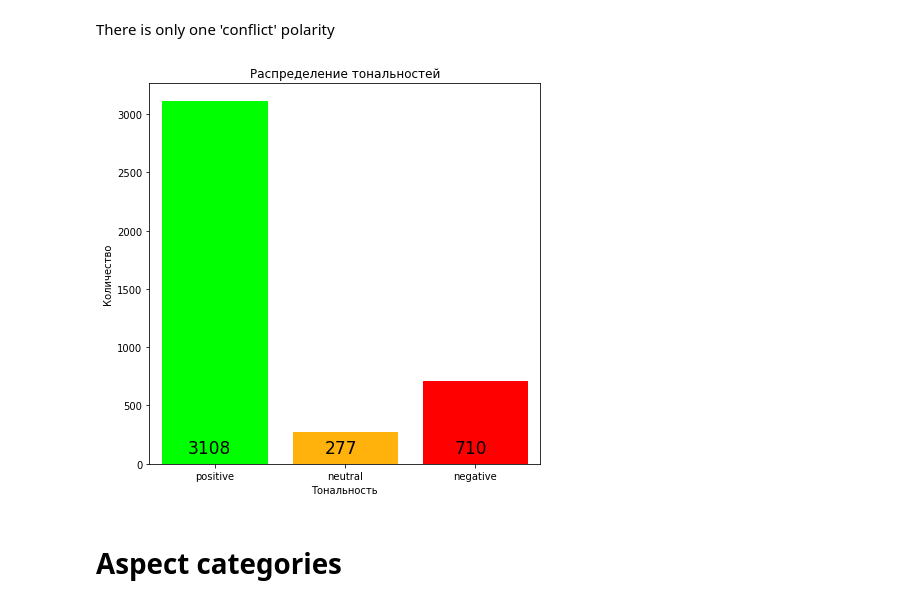
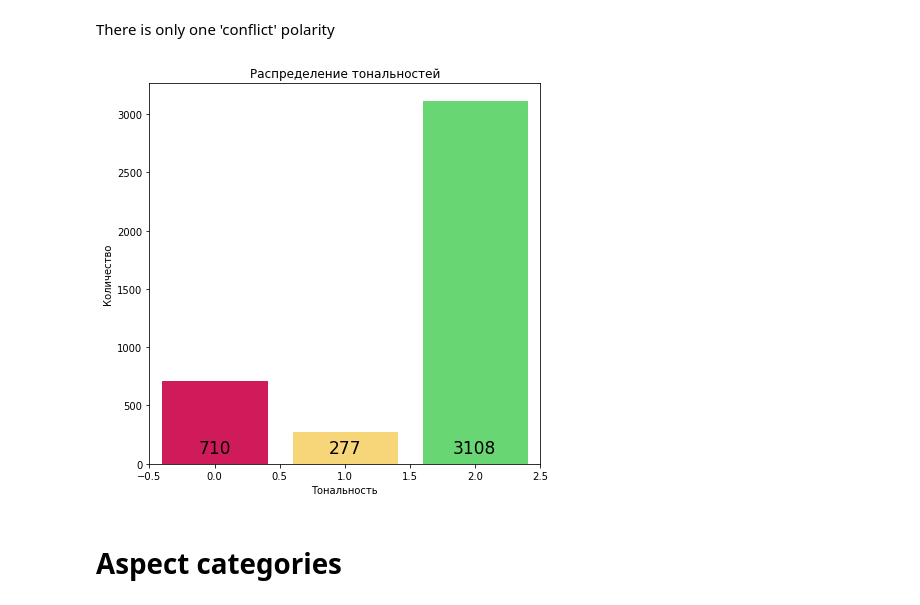
Before and after one commit to DavydovDmitry/absa, a Jupyter notebook: analysis/explore dataset.ipynb, the cells around one changed output. Cells and saved outputs as stored; diff of their text form; code cells hidden in the pictures.

Commit message:
polarity classifier, distribution

```diff
--- a/analysis/explore dataset.ipynb
+++ b/analysis/explore dataset.ipynb
@@ -59,30 +60,33 @@ There is only one 'conflict' polarity
 # %%
 polarity_count = Counter()
 
 for sentence in sentences:
     for target in sentence.targets:
         polarity_count.update([target.polarity])
 
-labels = [x for x in polarity_count.values()]
+xy = [(x.value, y) for x, y in sorted(polarity_count.items(), key=lambda item: item[0].value)]
+x = [i[0] for i in xy]
+y = [j[1] for j in xy]
+
 fig, ax = plt.subplots(nrows=1, ncols=1, figsize=(7, 7))
-#ax.grid('on', zorder=0)
-bar_plot = ax.bar(polarity_count.keys(), polarity_count.values(), color='#0000ff', zorder=5)
-bar_plot[0].set_color('#00ff00')
-bar_plot[1].set_color('#FFB10C')
-bar_plot[2].set_color('#ff0000')
+bar_plot = ax.bar(x, y, color='#0000ff', zorder=5)
+bar_plot[Polarity.positive.value].set_color('#67D673')
+bar_plot[Polarity.neutral.value].set_color('#F7D579')
+bar_plot[Polarity.negative.value].set_color('#CF1B5A')
 plt.xlim(left=-0.5, right=2.5)
-for i, v in enumerate(labels):
-    ax.text(x=i-0.05*len(str(labels[i]))-0.005,
+for i, v in xy:
+    ax.text(x=i-0.05*len(str(y[i])) + 0.03,
             y=90,
-            s=labels[i],
+            s=y[i],
             fontsize=17,
             color='black',
             zorder=10,)
 plt.xlabel('Тональность')
 plt.ylabel('Количество')
-plt.title('Распределение тональностей');
+plt.title('Распределение тональностей')
+plt.savefig(os.path.join(images_path, 'polarity_distribution.pdf'))
 # %% [output]
-[figure, old version]
+[figure, new version]
 # %% [markdown]
 # Aspect categories
 # %%
```
Also changed, not shown: parts of 3 cells of this notebook, 7 other files.
